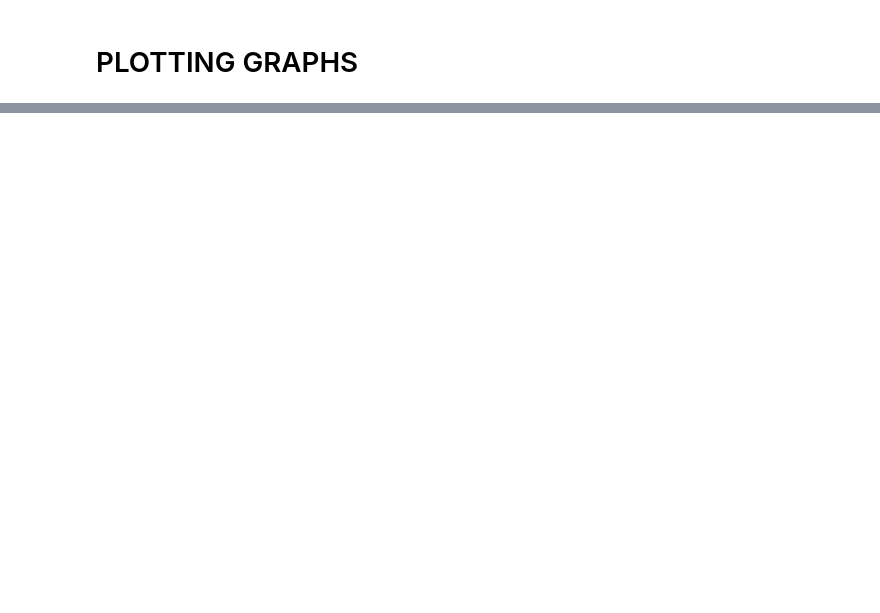
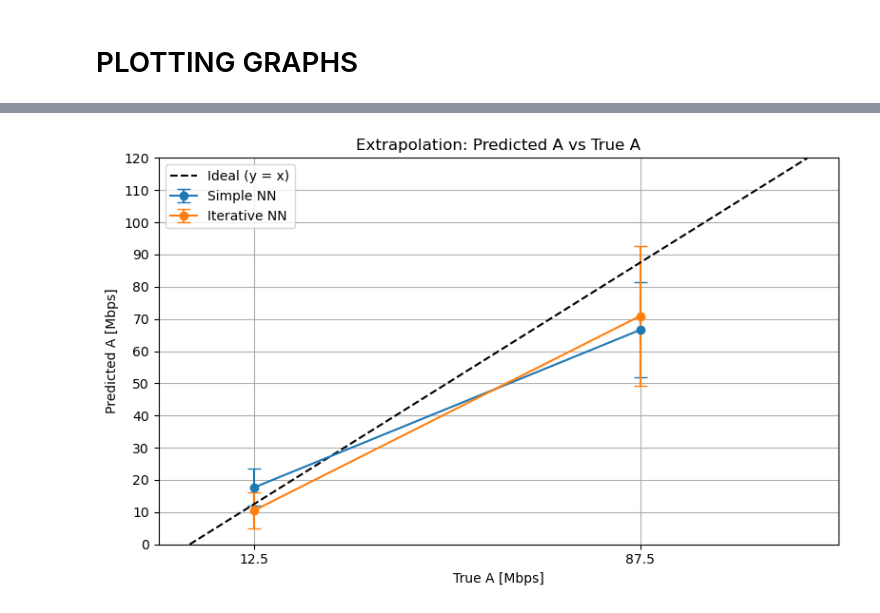
Before and after one commit to MKumar-12/UDP_ML_col867, a Jupyter notebook: Interpolation_Extrapolation_Merged.ipynb, the cells around one changed output, grey strips where cells are left out. Cells and saved outputs as stored; diff of their text form; code cells hidden in the pictures; blank space fills up the shorter version.

```diff
--- a/Interpolation_Extrapolation_Merged.ipynb
+++ b/Interpolation_Extrapolation_Merged.ipynb
@@ -204,0 +246,8 @@ plot_grouped_C_predictions(
+# %%
+# ==== Plot A: Extrapolation ====
+plot_grouped_A_predictions(
+    A_true_extra, A_simple_extra, A_iterative_extra,
+    title="Extrapolation: Predicted A vs True A"
+)
+# %% [output]
+[figure, added]
```
Also changed, not shown: parts of 22 cells of this notebook, 20 other files.
